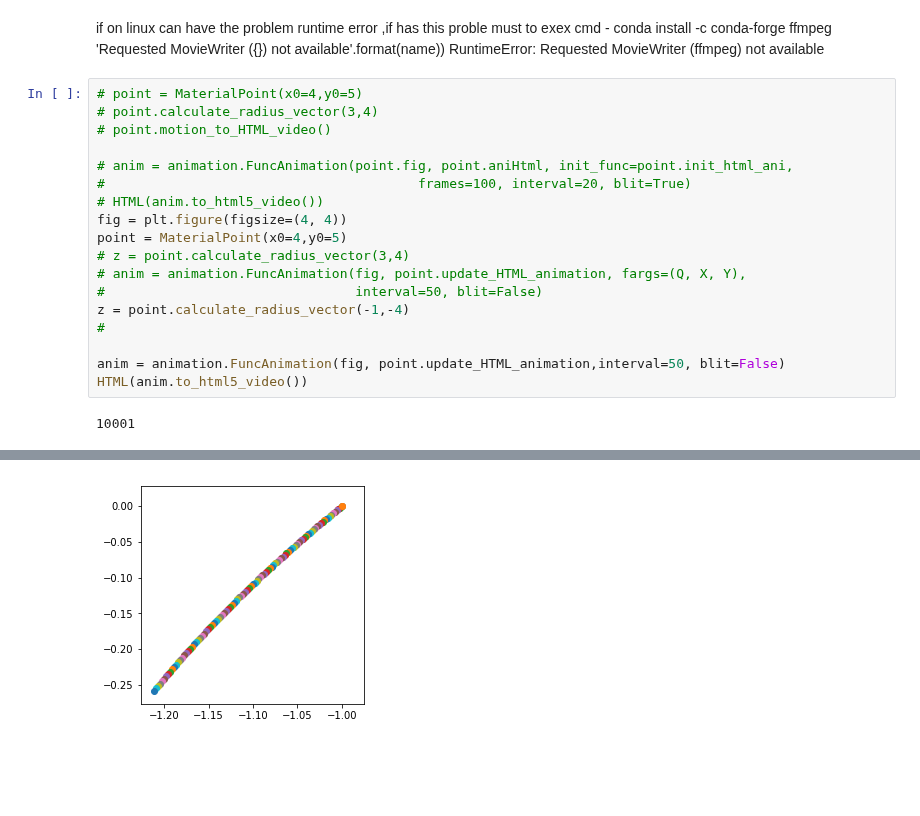
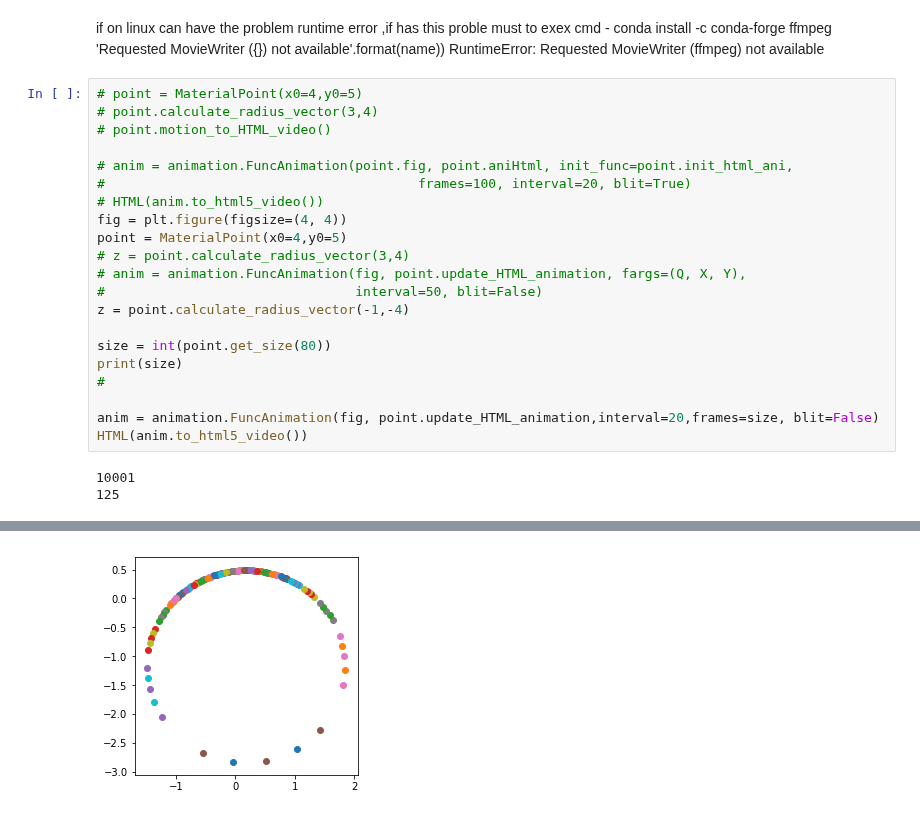
Before and after one commit to daodavid/mechanics, a Jupyter notebook: Untitled.ipynb, the cells around one changed output, grey strips where cells are left out. Cells and saved outputs as stored; diff of their text form; blank space fills up the shorter version.

Commit message:
added animation for juoiter

```diff
--- a/Untitled.ipynb
+++ b/Untitled.ipynb
@@ -53,22 +53,26 @@ RuntimeError: Requested MovieWriter (ffmpeg) not available
 # %%
 # point = MaterialPoint(x0=4,y0=5)
 # point.calculate_radius_vector(3,4)
 # point.motion_to_HTML_video()
 
 # anim = animation.FuncAnimation(point.fig, point.aniHtml, init_func=point.init_html_ani,
 #                                        frames=100, interval=20, blit=True)
 # HTML(anim.to_html5_video())
 fig = plt.figure(figsize=(4, 4))
 point = MaterialPoint(x0=4,y0=5)
 # z = point.calculate_radius_vector(3,4)
 # anim = animation.FuncAnimation(fig, point.update_HTML_animation, fargs=(Q, X, Y),
 #                                interval=50, blit=False)
 z = point.calculate_radius_vector(-1,-4)
+
+size = int(point.get_size(80))
+print(size)
 #
 
-anim = animation.FuncAnimation(fig, point.update_HTML_animation,interval=50, blit=False)
+anim = animation.FuncAnimation(fig, point.update_HTML_animation,interval=20,frames=size, blit=False)
 HTML(anim.to_html5_video())
 # %% [output]
 10001
+125
 [interactive output not drawn]
-[figure, old version]
+[figure, new version]
```
Also changed, not shown: parts of 2 cells of this notebook, 1 other file.
